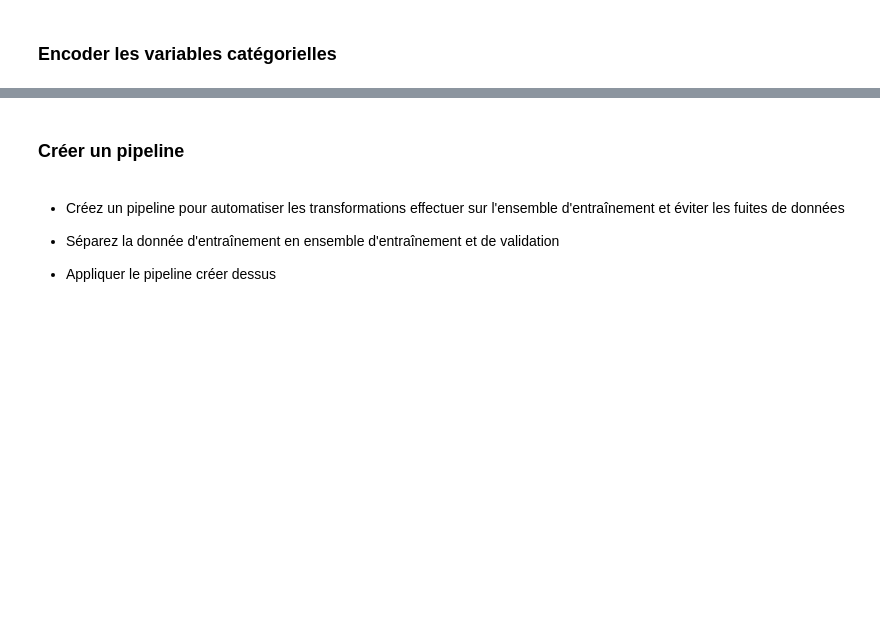
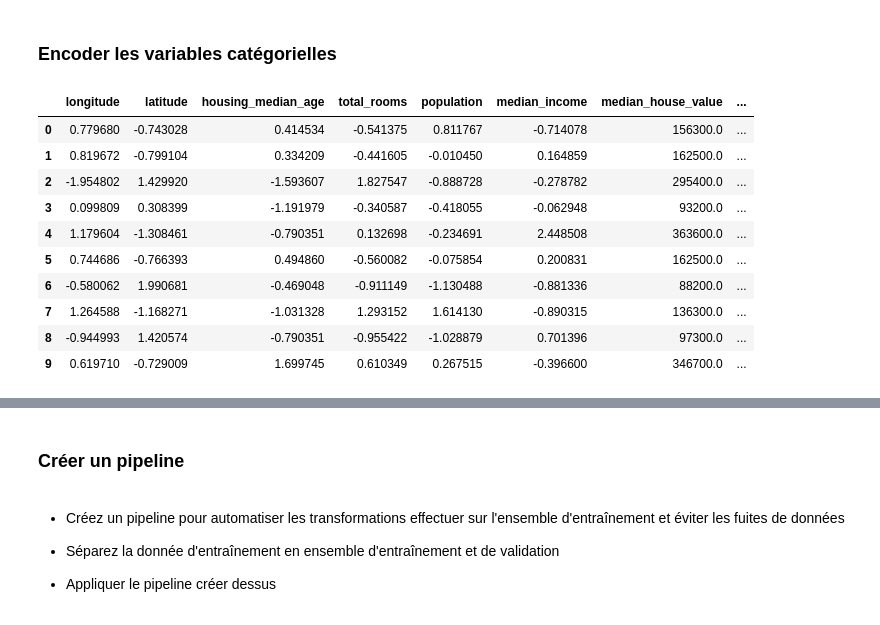
Before and after one commit to Staures92/Formation_Intermediaire, a Jupyter notebook: Machine Learning/1.1. Lab1 - Data Preprocessing - California Housing Median Price.ipynb, the cells around one changed output, grey strips where cells are left out. Saved outputs shown, nothing was run; the diff lists cells and outputs as text; code cells hidden in the pictures; blank space fills up the shorter version.

```diff
--- a/Machine Learning/1.1. Lab1 - Data Preprocessing - California Housing Median Price.ipynb
+++ b/Machine Learning/1.1. Lab1 - Data Preprocessing - California Housing Median Price.ipynb
@@ -529,2 +851,20 @@ housing_train_clean_df = _
 # %% [markdown]
 ### Encoder les variables catégorielles
+# %%
+#  Encode ocean_proximity using one-hot encoding
+ocean_proximity_encoded = pd.get_dummies(housing_train_cleaned_df['ocean_proximity'], prefix='ocean').applymap(int)
+housing_train_final_df = pd.concat([housing_train_final_df, ocean_proximity_encoded], axis=1)
+housing_train_final_df.drop('ocean_proximity', axis=1, inplace=True)
+housing_train_final_df.head(10)
+# %% [output]
+|  | longitude | latitude | housing_median_age | total_rooms | population | median_income | median_house_value | ... |
+| 0 | 0.779680 | -0.743028 | 0.414534 | -0.541375 | 0.811767 | -0.714078 | 156300.0 | ... |
+| 1 | 0.819672 | -0.799104 | 0.334209 | -0.441605 | -0.010450 | 0.164859 | 162500.0 | ... |
+| 2 | -1.954802 | 1.429920 | -1.593607 | 1.827547 | -0.888728 | -0.278782 | 295400.0 | ... |
+| 3 | 0.099809 | 0.308399 | -1.191979 | -0.340587 | -0.418055 | -0.062948 | 93200.0 | ... |
+| 4 | 1.179604 | -1.308461 | -0.790351 | 0.132698 | -0.234691 | 2.448508 | 363600.0 | ... |
+| 5 | 0.744686 | -0.766393 | 0.494860 | -0.560082 | -0.075854 | 0.200831 | 162500.0 | ... |
+| 6 | -0.580062 | 1.990681 | -0.469048 | -0.911149 | -1.130488 | -0.881336 | 88200.0 | ... |
+| 7 | 1.264588 | -1.168271 | -1.031328 | 1.293152 | 1.614130 | -0.890315 | 136300.0 | ... |
+| 8 | -0.944993 | 1.420574 | -0.790351 | -0.955422 | -1.028879 | 0.701396 | 97300.0 | ... |
+| 9 | 0.619710 | -0.729009 | 1.699745 | 0.610349 | 0.267515 | -0.396600 | 346700.0 | ... |
```
Also changed, not shown: parts of 35 cells of this notebook, 2 other files.
